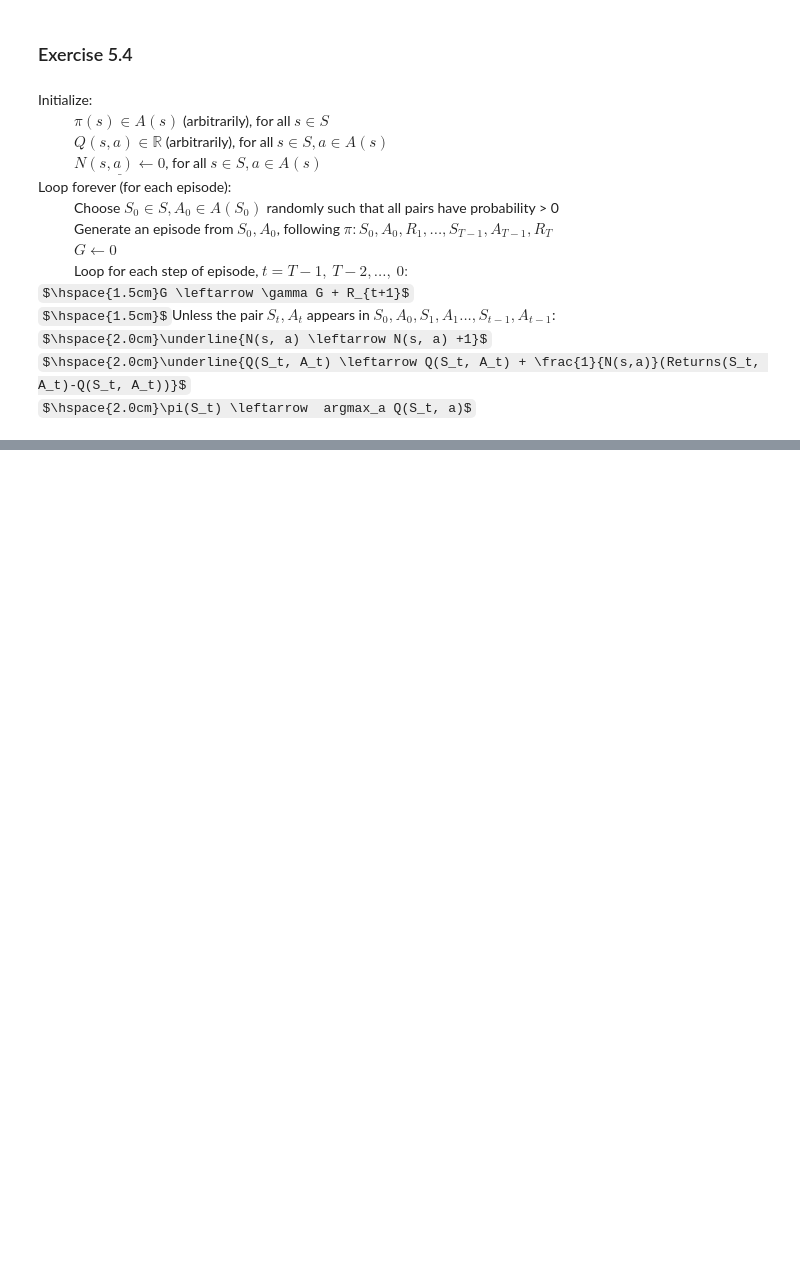
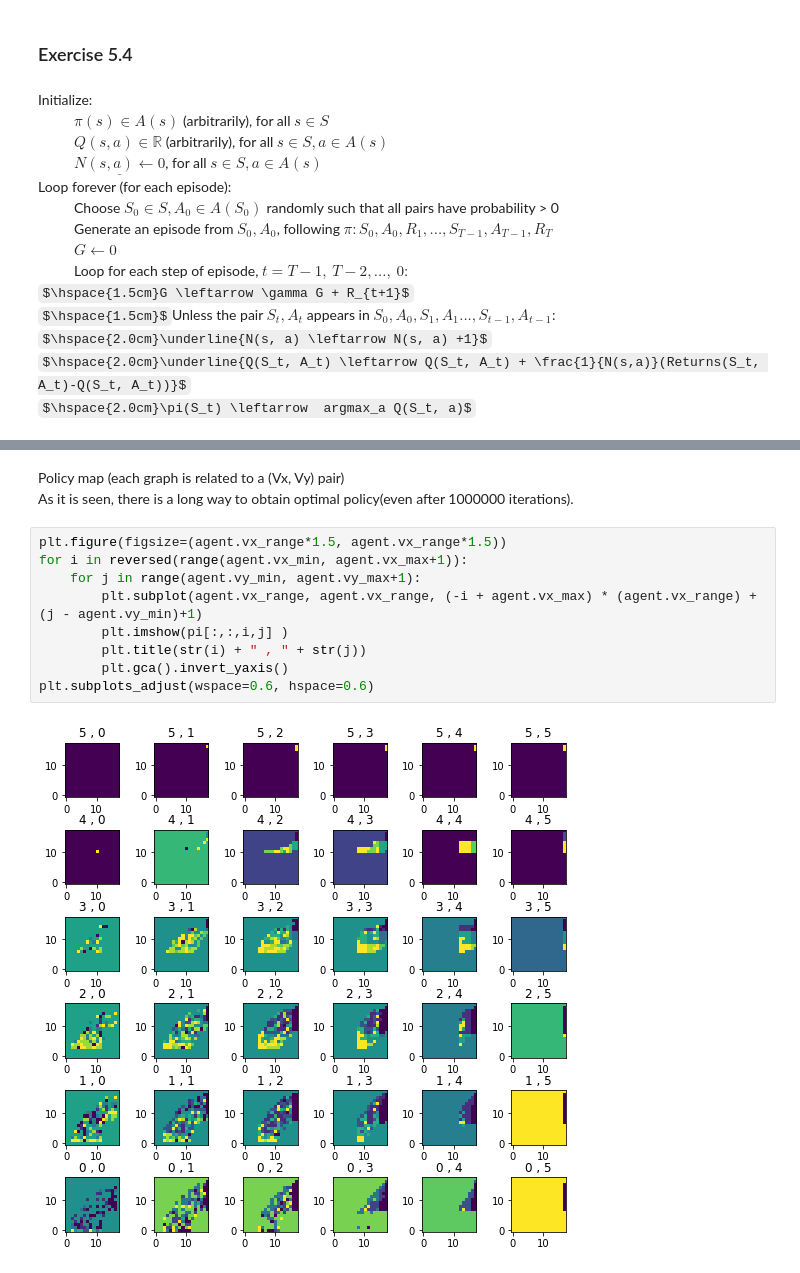
Before and after one commit to makashy/RLBookSolutions, a Jupyter notebook: RL CH5.ipynb, the cells around one changed output, grey strips where cells are left out. Drawn from its saved outputs; the diff is of its cells as text; some formulas as TeX source; blank space fills up the shorter version.

```diff
--- a/RL CH5.ipynb
+++ b/RL CH5.ipynb
@@ -44,0 +146,14 @@ $\hspace{2.0cm}\pi(S_t) \leftarrow  argmax_a Q(S_t, a)$
+# %% [markdown]
+Policy map (each graph is related to a (Vx, Vy) pair)
+As it is seen, there is a long way to obtain optimal policy(even after 1000000 iterations).
+# %%
+plt.figure(figsize=(agent.vx_range*1.5, agent.vx_range*1.5))
+for i in reversed(range(agent.vx_min, agent.vx_max+1)):
+    for j in range(agent.vy_min, agent.vy_max+1):
+        plt.subplot(agent.vx_range, agent.vx_range, (-i + agent.vx_max) * (agent.vx_range) +(j - agent.vy_min)+1)
+        plt.imshow(pi[:,:,i,j] )
+        plt.title(str(i) + " , " + str(j))
+        plt.gca().invert_yaxis()
+plt.subplots_adjust(wspace=0.6, hspace=0.6)
+# %% [output]
+[figure, added]
```
Also changed, not shown: parts of 27 cells of this notebook, 1 other file.
